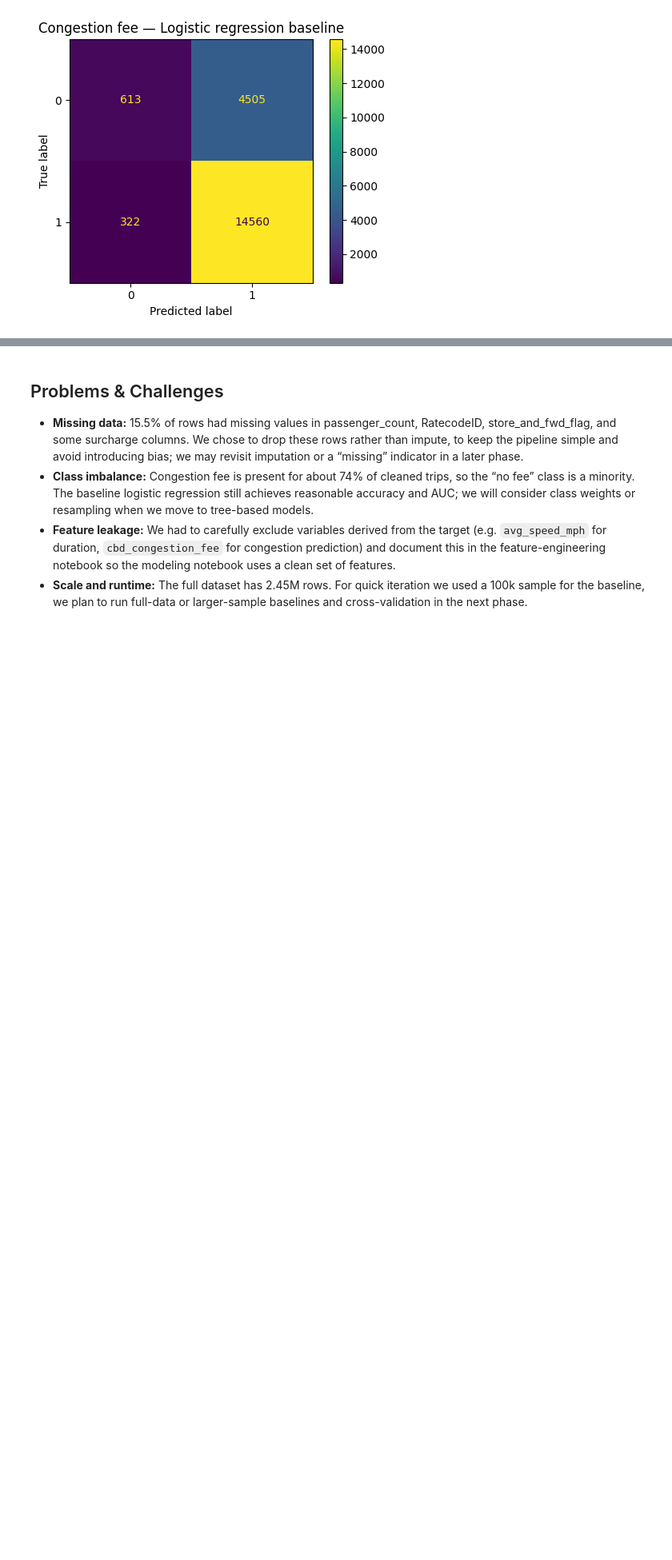
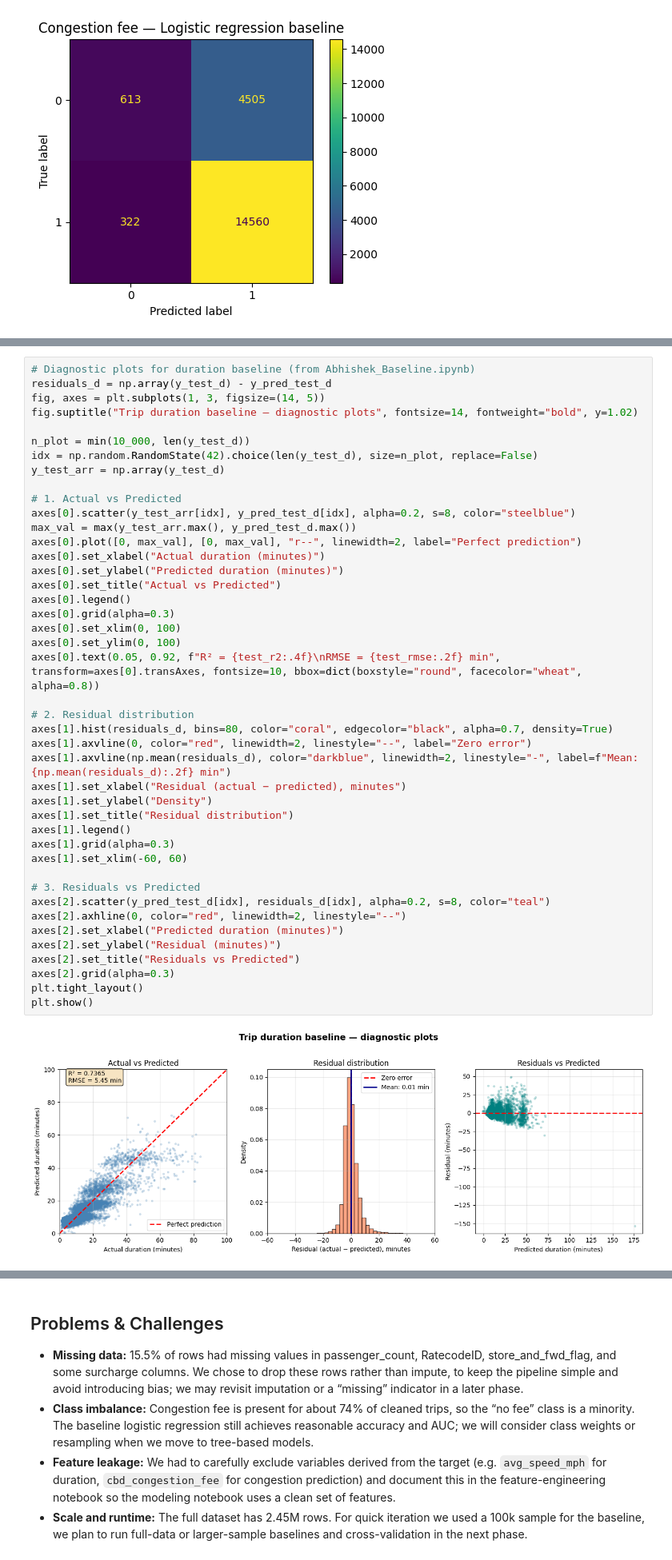
Before and after one commit to SU-IST707-SP26/group-project-avengers, a Jupyter notebook: checkpoint/submission.ipynb, the cells around one changed output, grey strips where cells are left out. Shown at 80% size. Drawn from its saved outputs; the diff is of its cells as text; blank space fills up the shorter version.

Commit message:
Add Abhishek baseline modeling to midterm report

```diff
--- a/checkpoint/submission.ipynb
+++ b/checkpoint/submission.ipynb
@@ -203,0 +292,45 @@ Confusion matrix (rows=true, cols=predicted):
+# %%
+# Diagnostic plots for duration baseline (from Abhishek_Baseline.ipynb)
+residuals_d = np.array(y_test_d) - y_pred_test_d
+fig, axes = plt.subplots(1, 3, figsize=(14, 5))
+fig.suptitle("Trip duration baseline — diagnostic plots", fontsize=14, fontweight="bold", y=1.02)
+
+n_plot = min(10_000, len(y_test_d))
+idx = np.random.RandomState(42).choice(len(y_test_d), size=n_plot, replace=False)
+y_test_arr = np.array(y_test_d)
+
+# 1. Actual vs Predicted
+axes[0].scatter(y_test_arr[idx], y_pred_test_d[idx], alpha=0.2, s=8, color="steelblue")
+max_val = max(y_test_arr.max(), y_pred_test_d.max())
+axes[0].plot([0, max_val], [0, max_val], "r--", linewidth=2, label="Perfect prediction")
+axes[0].set_xlabel("Actual duration (minutes)")
+axes[0].set_ylabel("Predicted duration (minutes)")
+axes[0].set_title("Actual vs Predicted")
+axes[0].legend()
+axes[0].grid(alpha=0.3)
+axes[0].set_xlim(0, 100)
+axes[0].set_ylim(0, 100)
+axes[0].text(0.05, 0.92, f"R² = {test_r2:.4f}\nRMSE = {test_rmse:.2f} min", transform=axes[0].transAxes, fontsize=10, bbox=dict(boxstyle="round", facecolor="wheat", alpha=0.8))
+
+# 2. Residual distribution
+axes[1].hist(residuals_d, bins=80, color="coral", edgecolor="black", alpha=0.7, density=True)
+axes[1].axvline(0, color="red", linewidth=2, linestyle="--", label="Zero error")
+axes[1].axvline(np.mean(residuals_d), color="darkblue", linewidth=2, linestyle="-", label=f"Mean: {np.mean(residuals_d):.2f} min")
+axes[1].set_xlabel("Residual (actual − predicted), minutes")
+axes[1].set_ylabel("Density")
+axes[1].set_title("Residual distribution")
+axes[1].legend()
+axes[1].grid(alpha=0.3)
+axes[1].set_xlim(-60, 60)
+
+# 3. Residuals vs Predicted
+axes[2].scatter(y_pred_test_d[idx], residuals_d[idx], alpha=0.2, s=8, color="teal")
+axes[2].axhline(0, color="red", linewidth=2, linestyle="--")
+axes[2].set_xlabel("Predicted duration (minutes)")
+axes[2].set_ylabel("Residual (minutes)")
+axes[2].set_title("Residuals vs Predicted")
+axes[2].grid(alpha=0.3)
+plt.tight_layout()
+plt.show()
+# %% [output]
+[figure, added]
```
Also changed, not shown: parts of 7 cells of this notebook.
